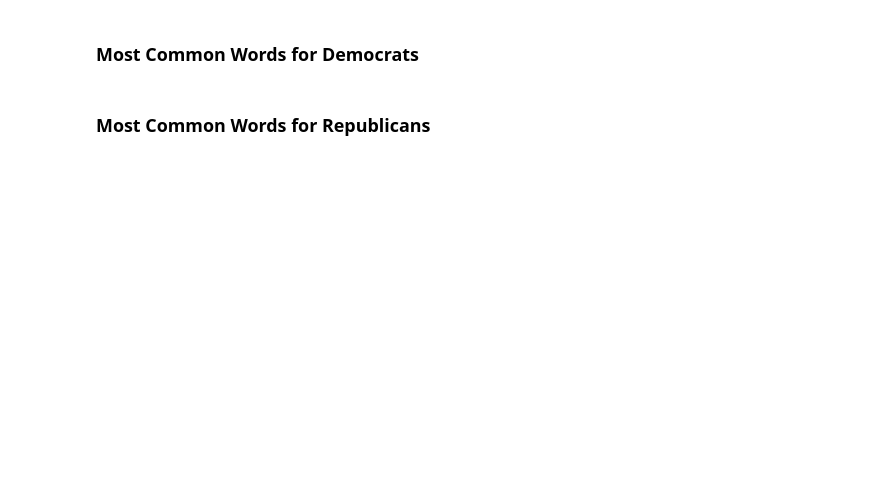
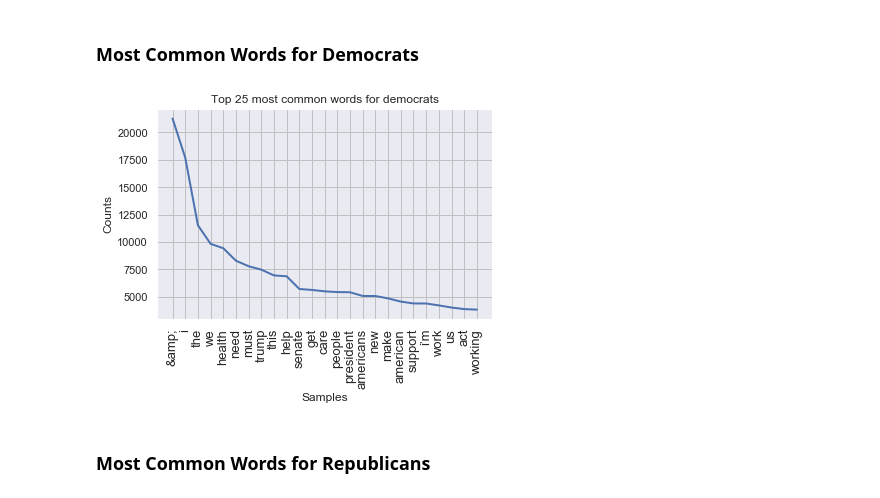
Before and after one commit to darshanajaint/data_mining_project, a Jupyter notebook: Data_Exploration.ipynb, the cells around one changed output. Cells and saved outputs as stored; diff of their text form; code cells hidden in the pictures; blank space fills up the shorter version.

```diff
--- a/Data_Exploration.ipynb
+++ b/Data_Exploration.ipynb
@@ -191,4 +217,8 @@ The average word count for tweets by republicans was  33.14
 # %% [markdown]
 ### Most Common Words for Democrats
+# %%
+visualize_most_common_words(democrat_tweets_df, "tweet", "./Figures/common_words_democrat.png", "democrats")
+# %% [output]
+[figure, added]
 # %% [markdown]
 ### Most Common Words for Republicans
```
Also changed, not shown: parts of 18 cells of this notebook.
